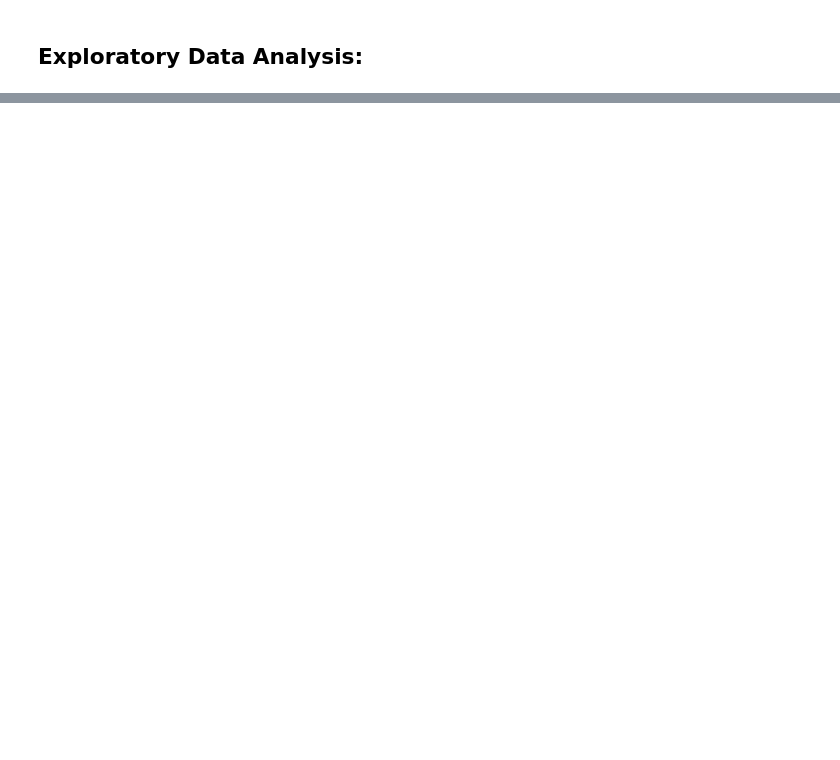
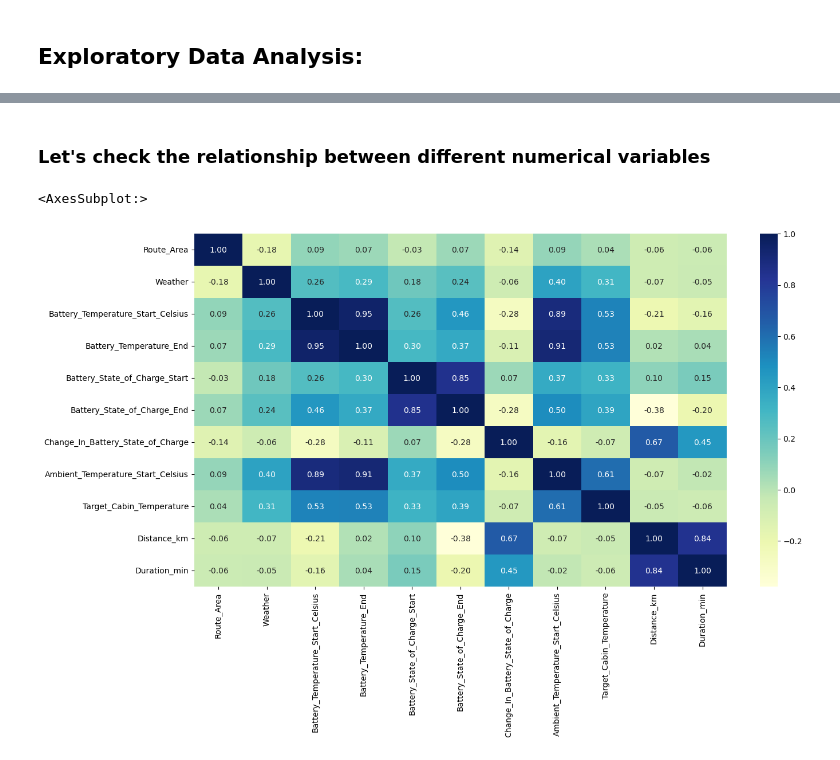
Before and after one commit to ithllc/AAI_500_01_SP23, a Jupyter notebook: frankivey_Temp.ipynb, the cells around one changed output, grey strips where cells are left out. Drawn from its saved outputs; the diff is of its cells as text; code cells hidden in the pictures; blank space fills up the shorter version.

```diff
--- a/frankivey_Temp.ipynb
+++ b/frankivey_Temp.ipynb
@@ -103,0 +380,9 @@ memory usage: 6.6+ KB
+# %% [markdown]
+### **Let's check the relationship between different numerical variables**
+# %%
+# Plotting the correlation between numerical variables
+plt.figure(figsize=(15,8))
+sns.heatmap(evbattemp.corr(),annot=True, fmt='0.2f', cmap='YlGnBu')
+# %% [output]
+<AxesSubplot:>
+[figure, added]
```
Also changed, not shown: parts of 98 cells of this notebook.
